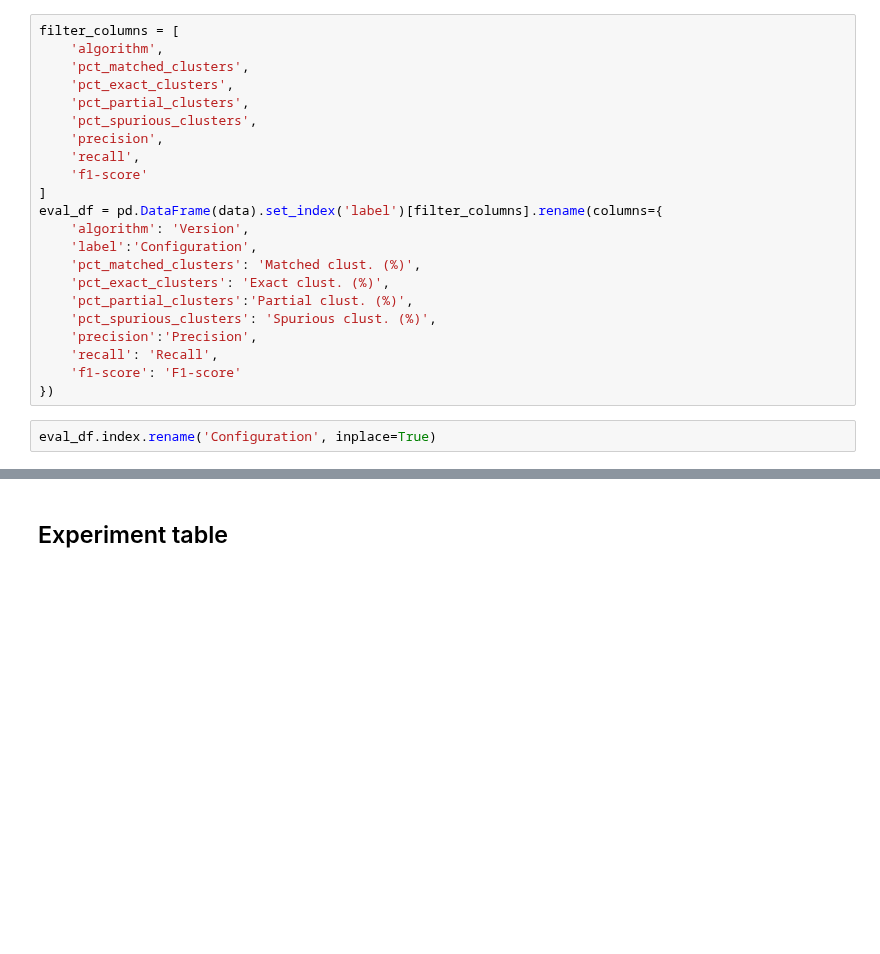
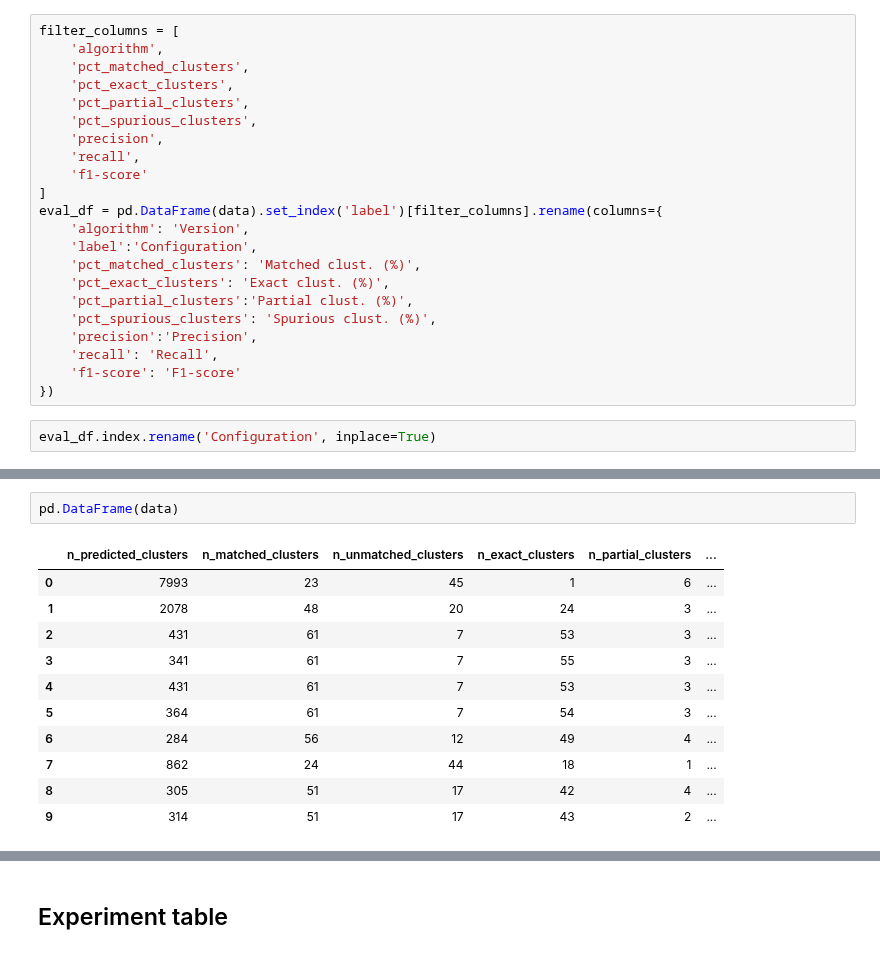
Before and after one commit to mromanello/repetitions-homeric-speeches, a Jupyter notebook: notebooks/Final evaluation.ipynb, the cells around one changed output, grey strips where cells are left out. Saved outputs shown, nothing was run; the diff lists cells and outputs as text; blank space fills up the shorter version.

```diff
--- a/notebooks/Final evaluation.ipynb
+++ b/notebooks/Final evaluation.ipynb
@@ -125,3 +132,17 @@ eval_df
+# %%
+pd.DataFrame(data)
+# %% [output]
+|  | n_predicted_clusters | n_matched_clusters | n_unmatched_clusters | n_exact_clusters | n_partial_clusters | ... |
+| 0 | 7993 | 23 | 45 | 1 | 6 | ... |
+| 1 | 2078 | 48 | 20 | 24 | 3 | ... |
+| 2 | 431 | 61 | 7 | 53 | 3 | ... |
+| 3 | 341 | 61 | 7 | 55 | 3 | ... |
+| 4 | 431 | 61 | 7 | 53 | 3 | ... |
+| 5 | 364 | 61 | 7 | 54 | 3 | ... |
+| 6 | 284 | 56 | 12 | 49 | 4 | ... |
+| 7 | 862 | 24 | 44 | 18 | 1 | ... |
+| 8 | 305 | 51 | 17 | 42 | 4 | ... |
+| 9 | 314 | 51 | 17 | 43 | 2 | ... |
 # %%
 pd.DataFrame(data).set_index('label').rename(columns={
     'algorithm': 'Version',
```
Also changed, not shown: parts of 6 cells of this notebook.
